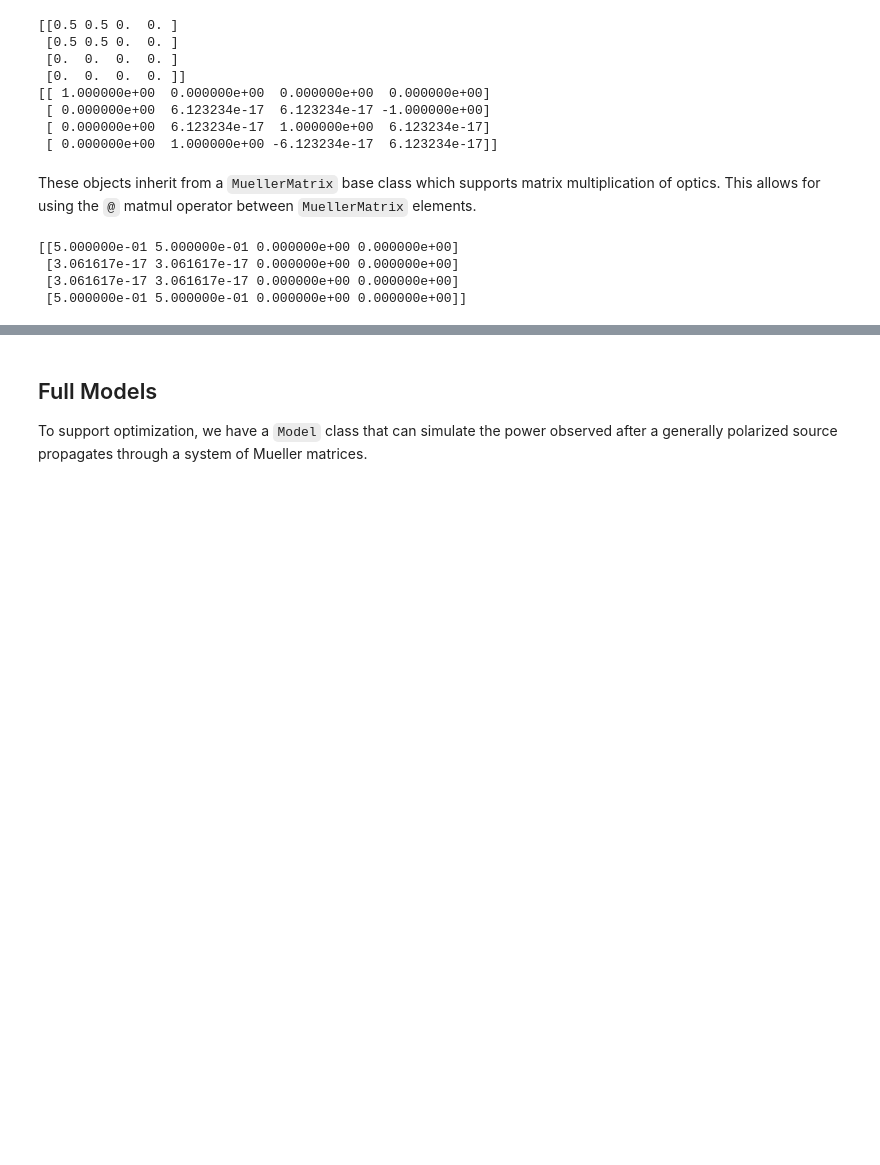
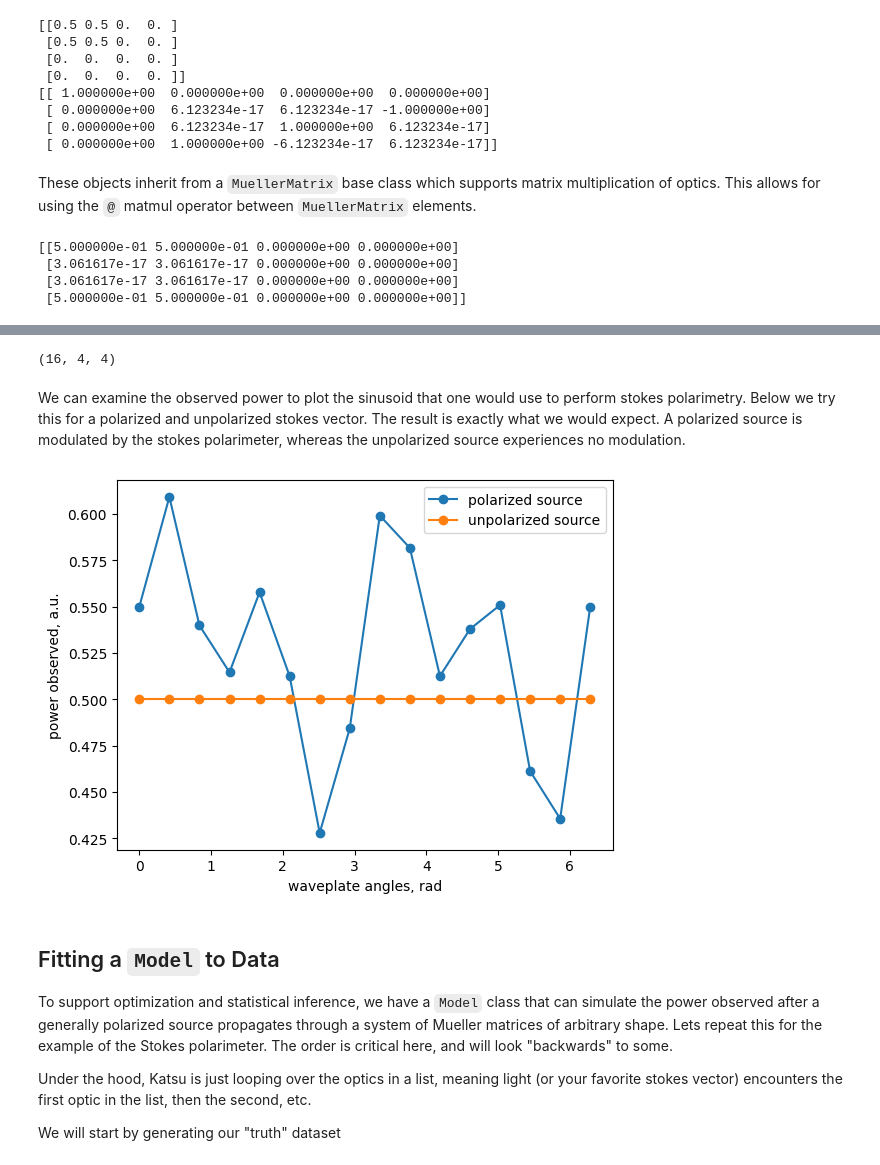
Before and after one commit to Jashcraf/katsu, a Jupyter notebook: docs/notebooks/tutorials/IntroToModels.ipynb, the cells around one changed output, grey strips where cells are left out. Saved outputs shown, nothing was run; the diff lists cells and outputs as text; code cells hidden in the pictures; blank space fills up the shorter version.

```diff
--- a/docs/notebooks/tutorials/IntroToModels.ipynb
+++ b/docs/notebooks/tutorials/IntroToModels.ipynb
@@ -102,4 +113,37 @@ print(circular_pol.matrix)
+# %%
+angles = np.linspace(0, 2 * np.pi, 16)
+waveplate_states = LinearRetarder.as_quarter_wave_plate(fast_axis=angles, shape=angles.shape)
+polarizer = LinearDiattenuator.as_polarizer(transmission_axis=0.)
+
+stokes_polarimeter =  polarizer @ waveplate_states
+print(stokes_polarimeter.matrix.shape)
+# %% [output]
+(16, 4, 4)
+# %% [markdown]
+We can examine the observed power to plot the sinusoid that one would use to perform stokes polarimetry. Below we try this for a polarized and unpolarized stokes vector. The result is exactly what we would expect. A polarized source is modulated by the stokes polarimeter, whereas the unpolarized source experiences no modulation.
+# %%
+import matplotlib.pyplot as plt
+stokes_pol = np.array([1, 0.1, 0.2, -0.1])
+stokes_unpol = np.array([1, 0., 0., 0.])
+
+# returns an ndarray if operated on with an ndarray
+stokes_pol = stokes_polarimeter @ stokes_pol
+stokes_unpol = stokes_polarimeter @ stokes_unpol
+
+plt.figure()
+plt.plot(angles, stokes_pol[..., 0], marker="o", label="polarized source")
+plt.plot(angles, stokes_unpol[..., 0], marker="o", label="unpolarized source")
+plt.xlabel("waveplate angles, rad")
+plt.ylabel("power observed, a.u.")
+plt.legend()
+plt.show()
+# %% [output]
+[figure, added]
 # %% [markdown]
-## Full Models
-To support optimization, we have a `Model` class that can simulate the power observed after a generally polarized source propagates through a system of Mueller matrices.
+## Fitting a `Model` to Data
+To support optimization and statistical inference, we have a `Model` class that can simulate the power observed after a generally polarized source propagates through a system of Mueller matrices of arbitrary shape. Lets repeat this for the example of the Stokes polarimeter. The order is critical here, and will look "backwards" to some.
+
+Under the hood, Katsu is just looping over the optics in a list, meaning light (or your favorite stokes vector) encounters the first optic in the list, then the second, etc.
+
+We will start by generating our "truth" dataset
 # %%
```
Also changed, not shown: parts of 9 cells of this notebook, 1 other file.
